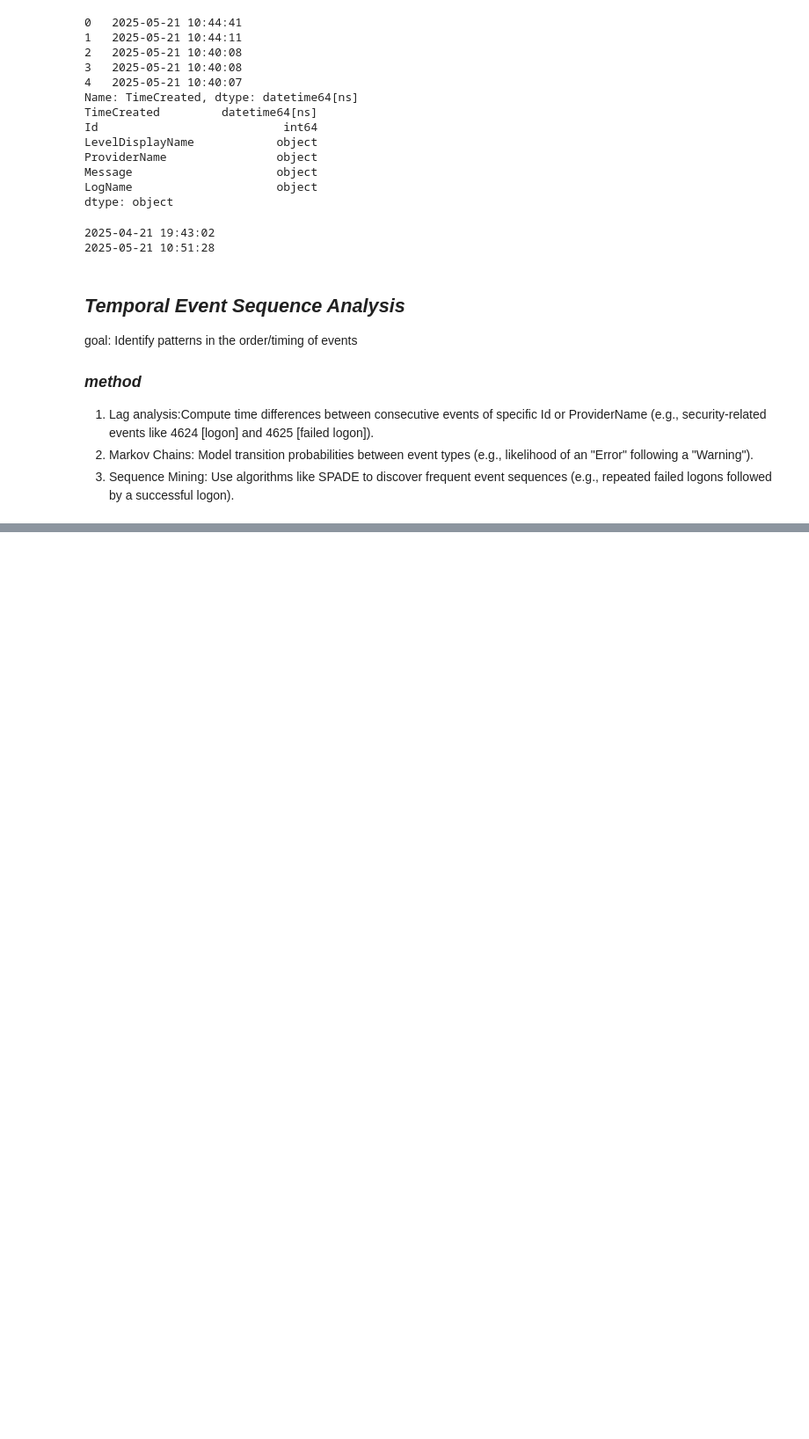
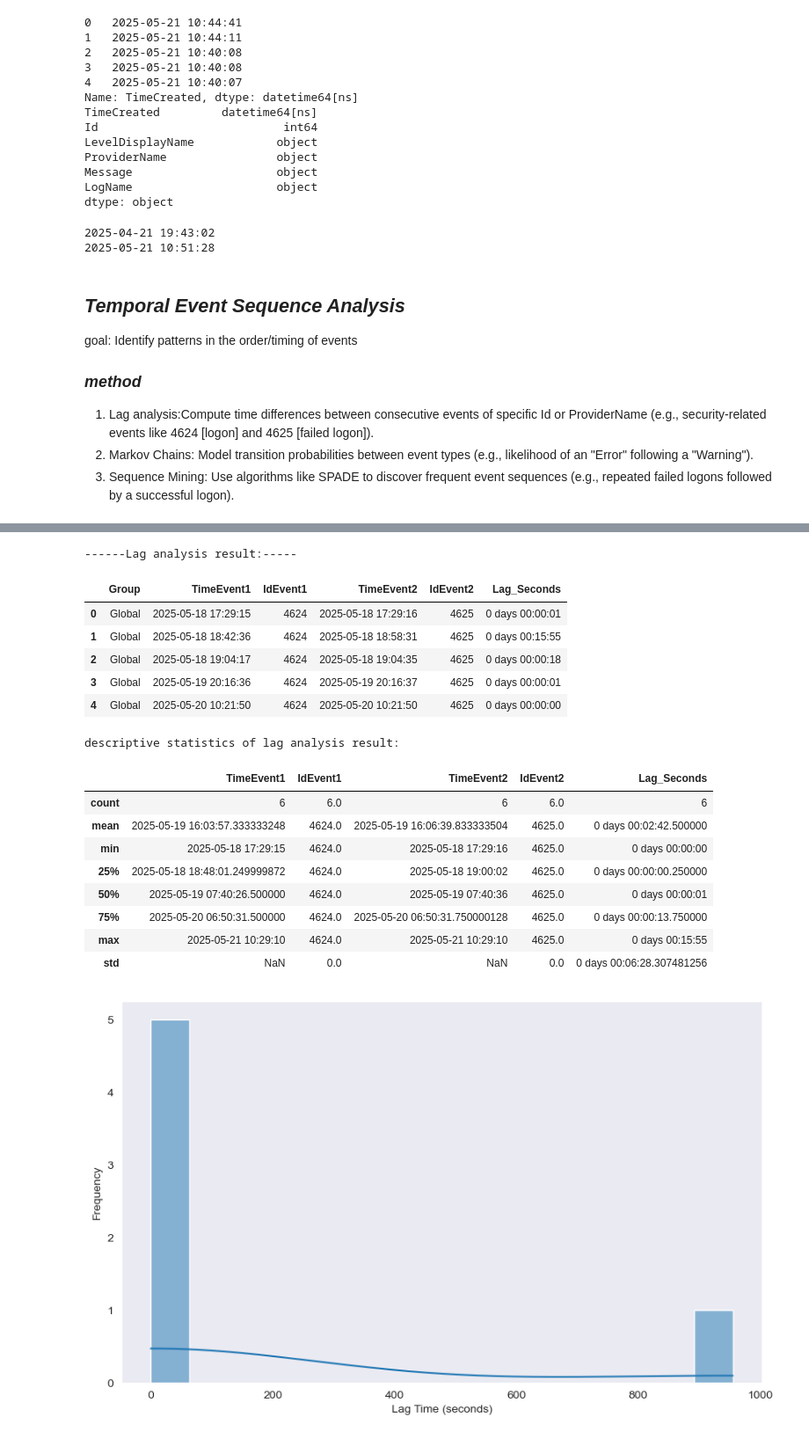
Before and after one commit to sahishnu111/WindowsLogAnalysis, a Jupyter notebook: windowsLogAnalysisEDA.ipynb, the cells around one changed output, grey strips where cells are left out. Shown: that part at 88% size. Saved outputs shown, nothing was run; the diff lists cells and outputs as text; code cells hidden in the pictures; blank space fills up the shorter version.

Commit message:
time series lAG anylisis done

```diff
--- a/windowsLogAnalysisEDA.ipynb
+++ b/windowsLogAnalysisEDA.ipynb
@@ -158,6 +158,6 @@ goal: Identify patterns in the order/timing of events
 3. Sequence Mining: Use algorithms like SPADE to discover frequent event sequences (e.g., repeated failed logons followed by a successful logon).
 # %%
 #we will sort the dataframe by TimeCreated column
-log_df =log_df.sorted_values(by='TimeCreated')
+log_df =log_df.sort_values(by='TimeCreated').reset_index(drop=True) #.reset_index(drop=True) will reset the index of the dataframe
 
-#lag analysis
+print(log_df.head())
@@ -163,0 +235,72 @@ log_df =log_df.sorted_values(by='TimeCreated')
+# %%
+# lag analysis Goal: Compute time differences between consecutive events of specific Id
+# lets take the example of event id 4624 log on and 4625 failed log on
+
+event_id_4624 = 4624 #successful log on
+event_id_4625 = 4625 #failed log on
+
+
+lag_analysis_result= []
+
+#filter relevant events
+df_filtered_lag = log_df[log_df['Id'].isin([event_id_4624, event_id_4625])].copy()
+
+if df_filtered_lag.empty:
+    print("No relevant events found for lag analysis.")
+else:
+    #currently doing global anylysis
+    df_global_lag = df_filtered_lag.sort_values(by='TimeCreated').reset_index(drop=True) #.reset_index(drop=True) will reset the index of the dataframe
+
+    for i in range(len(df_global_lag)-1):
+        curr_event= df_global_lag.iloc[i]
+        next_event= df_global_lag.iloc[i+1]
+        if curr_event['Id']== event_id_4624 and next_event['Id']== event_id_4625:
+            time_diff = next_event['TimeCreated']-curr_event['TimeCreated']
+            lag_analysis_result.append({
+                'Group': 'Global',
+                'TimeEvent1': curr_event['TimeCreated'],
+                'IdEvent1': curr_event['Id'],
+                'TimeEvent2': next_event['TimeCreated'],
+                'IdEvent2': next_event['Id'],
+                'Lag_Seconds': time_diff
+
+            })
+
+if lag_analysis_result:
+    df_lags= pd.DataFrame(lag_analysis_result)
+    print('------Lag analysis result:-----')
+    display(df_lags.head())
+
+
+    print('descriptive statistics of lag analysis result:')
+    display(df_lags.describe())
+
+    df_lags['Lag_Seconds'] = df_lags['Lag_Seconds'].dt.total_seconds()
+    df_lags =df_lags[df_lags['Lag_Seconds'].between(0, 360000000000000)] # filter out lag times greater than 10 days
+    plt.figure(figsize=(10,6))
+    sns.histplot(df_lags['Lag_Seconds'], bins=15, kde=True)
+
+    #plt.xticks(f'distribution of lag time between event id {event_id_4624} and {event_id_4625}')
+    plt.xlabel('Lag Time (seconds)')
+    plt.ylabel('Frequency')
+    plt.grid()
+    plt.show()
+# %% [output]
+------Lag analysis result:-----
+|  | Group | TimeEvent1 | IdEvent1 | TimeEvent2 | IdEvent2 | Lag_Seconds |
+| 0 | Global | 2025-05-18 17:29:15 | 4624 | 2025-05-18 17:29:16 | 4625 | 0 days 00:00:01 |
+| 1 | Global | 2025-05-18 18:42:36 | 4624 | 2025-05-18 18:58:31 | 4625 | 0 days 00:15:55 |
+| 2 | Global | 2025-05-18 19:04:17 | 4624 | 2025-05-18 19:04:35 | 4625 | 0 days 00:00:18 |
+| 3 | Global | 2025-05-19 20:16:36 | 4624 | 2025-05-19 20:16:37 | 4625 | 0 days 00:00:01 |
+| 4 | Global | 2025-05-20 10:21:50 | 4624 | 2025-05-20 10:21:50 | 4625 | 0 days 00:00:00 |
+descriptive statistics of lag analysis result:
+|  | TimeEvent1 | IdEvent1 | TimeEvent2 | IdEvent2 | Lag_Seconds |
+| count | 6 | 6.0 | 6 | 6.0 | 6 |
+| mean | 2025-05-19 16:03:57.333333248 | 4624.0 | 2025-05-19 16:06:39.833333504 | 4625.0 | 0 days 00:02:42.500000 |
+| min | 2025-05-18 17:29:15 | 4624.0 | 2025-05-18 17:29:16 | 4625.0 | 0 days 00:00:00 |
+| 25% | 2025-05-18 18:48:01.249999872 | 4624.0 | 2025-05-18 19:00:02 | 4625.0 | 0 days 00:00:00.250000 |
+| 50% | 2025-05-19 07:40:26.500000 | 4624.0 | 2025-05-19 07:40:36 | 4625.0 | 0 days 00:00:01 |
+| 75% | 2025-05-20 06:50:31.500000 | 4624.0 | 2025-05-20 06:50:31.750000128 | 4625.0 | 0 days 00:00:13.750000 |
+| max | 2025-05-21 10:29:10 | 4624.0 | 2025-05-21 10:29:10 | 4625.0 | 0 days 00:15:55 |
+| std | NaN | 0.0 | NaN | 0.0 | 0 days 00:06:28.307481256 |
+[figure, added]
```
Also changed, not shown: parts of 2 cells of this notebook.
